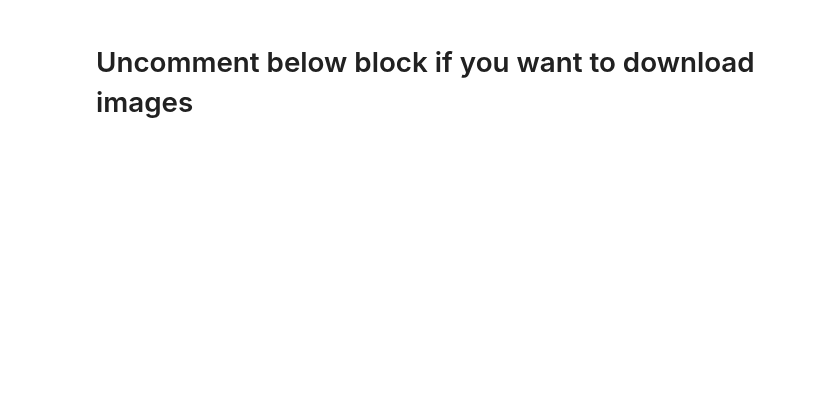
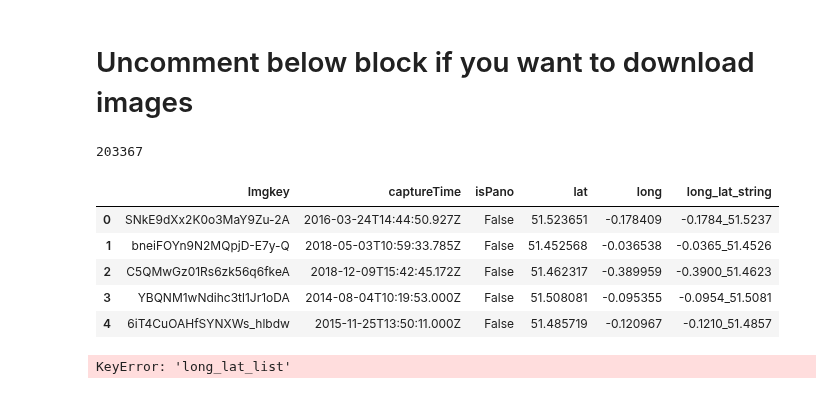
Before and after one commit to sagarjoglekar/Vitamin_N, a Jupyter notebook: Notebooks/Mapillary_image_download.ipynb, the cells around one changed output. Drawn from its saved outputs; the diff is of its cells as text; code cells hidden in the pictures; blank space fills up the shorter version.

```diff
--- a/Notebooks/Mapillary_image_download.ipynb
+++ b/Notebooks/Mapillary_image_download.ipynb
@@ -102,3 +107,27 @@ Final_images[Final_images.keys()[10]]
 #             logger.debug("Something bad happened while downloading: %s"%(url))
 #     else:
 #         logger.debug("Download failed: %s"%(url))
+# %%
+pandas_dict = {'Imgkey':[] , 'long': [] , 'lat': [], 'isPano':[] , 'captureTime':[], 'long_lat_string' : [] }
+for k in Final_images:
+    pandas_dict['Imgkey'].append(Final_images[k]['properties']['key'])
+    pandas_dict['isPano'].append(Final_images[k]['properties']['pano'])
+    pandas_dict['captureTime'].append(Final_images[k]['properties']['captured_at'])
+    pandas_dict['long'].append(Final_images[k]['geometry']['coordinates'][0])
+    pandas_dict['lat'].append(Final_images[k]['geometry']['coordinates'][1])
+    coords = Final_images[k]['geometry']['coordinates']
+    pandas_dict['long_lat_string'].append(str(format(coords[0], '.4f')) + '_' + str(format(coords[1], '.4f')))
+mapillary_df = pd.DataFrame.from_dict(pandas_dict)
+# %%
+len(mapillary_df['long_lat_string'].unique())
+# %% [output]
+203367
+# %%
+mapillary_df.head()
+# %% [output]
+|  | Imgkey | captureTime | isPano | lat | long | long_lat_string |
+| 0 | SNkE9dXx2K0o3MaY9Zu-2A | 2016-03-24T14:44:50.927Z | False | 51.523651 | -0.178409 | -0.1784_51.5237 |
+| 1 | bneiFOYn9N2MQpjD-E7y-Q | 2018-05-03T10:59:33.785Z | False | 51.452568 | -0.036538 | -0.0365_51.4526 |
+| 2 | C5QMwGz01Rs6zk56q6fkeA | 2018-12-09T15:42:45.172Z | False | 51.462317 | -0.389959 | -0.3900_51.4623 |
+| 3 | YBQNM1wNdihc3tl1Jr1oDA | 2014-08-04T10:19:53.000Z | False | 51.508081 | -0.095355 | -0.0954_51.5081 |
+| 4 | 6iT4CuOAHfSYNXWs_hlbdw | 2015-11-25T13:50:11.000Z | False | 51.485719 | -0.120967 | -0.1210_51.4857 |
@@ -104,0 +138,4 @@ Final_images[Final_images.keys()[10]]
+# %%
+test['long_lat_list'].unique()
+# %% [output]
+KeyError: 'long_lat_list'
```
Also changed, not shown: parts of 4 cells of this notebook, 19 other files.
